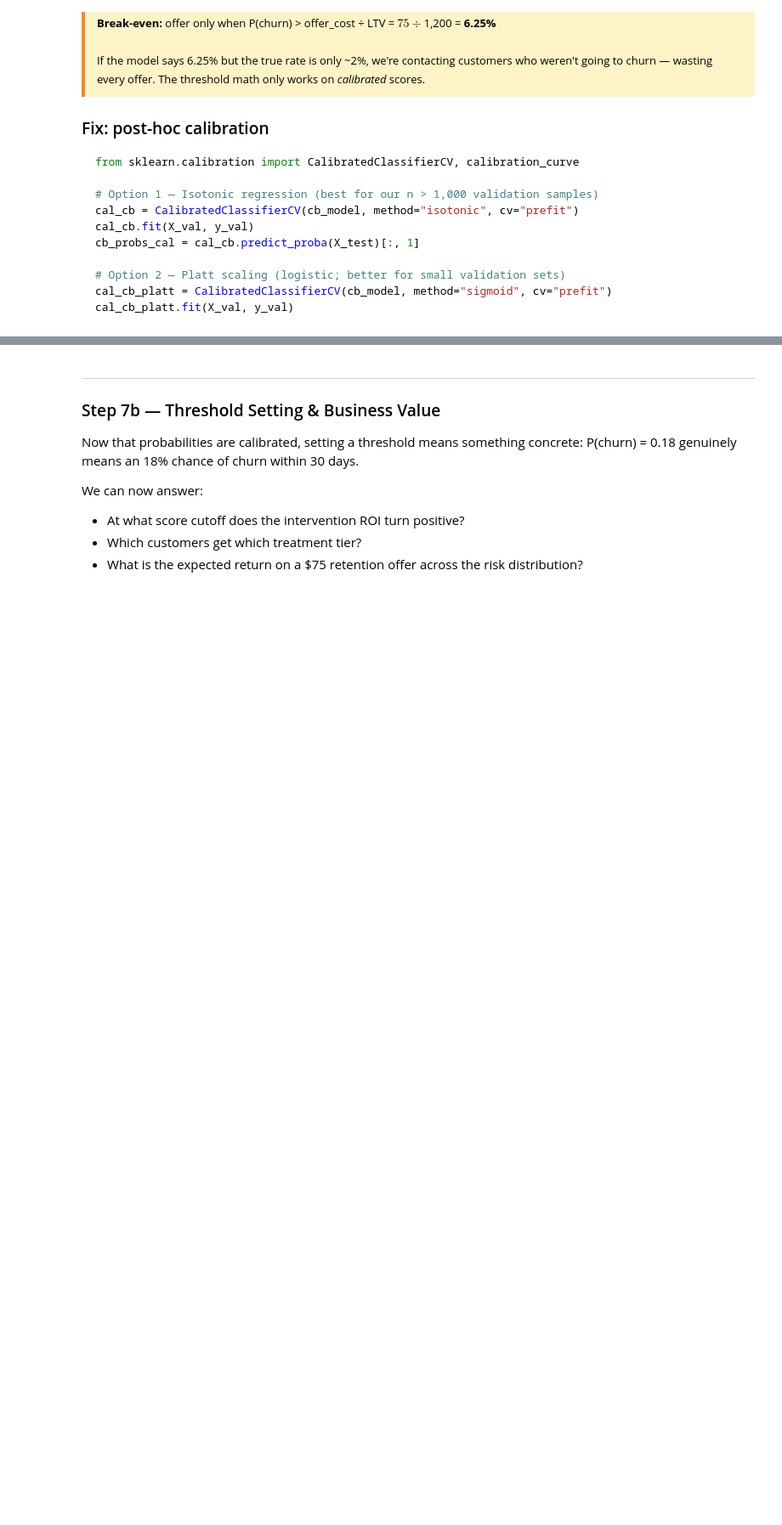
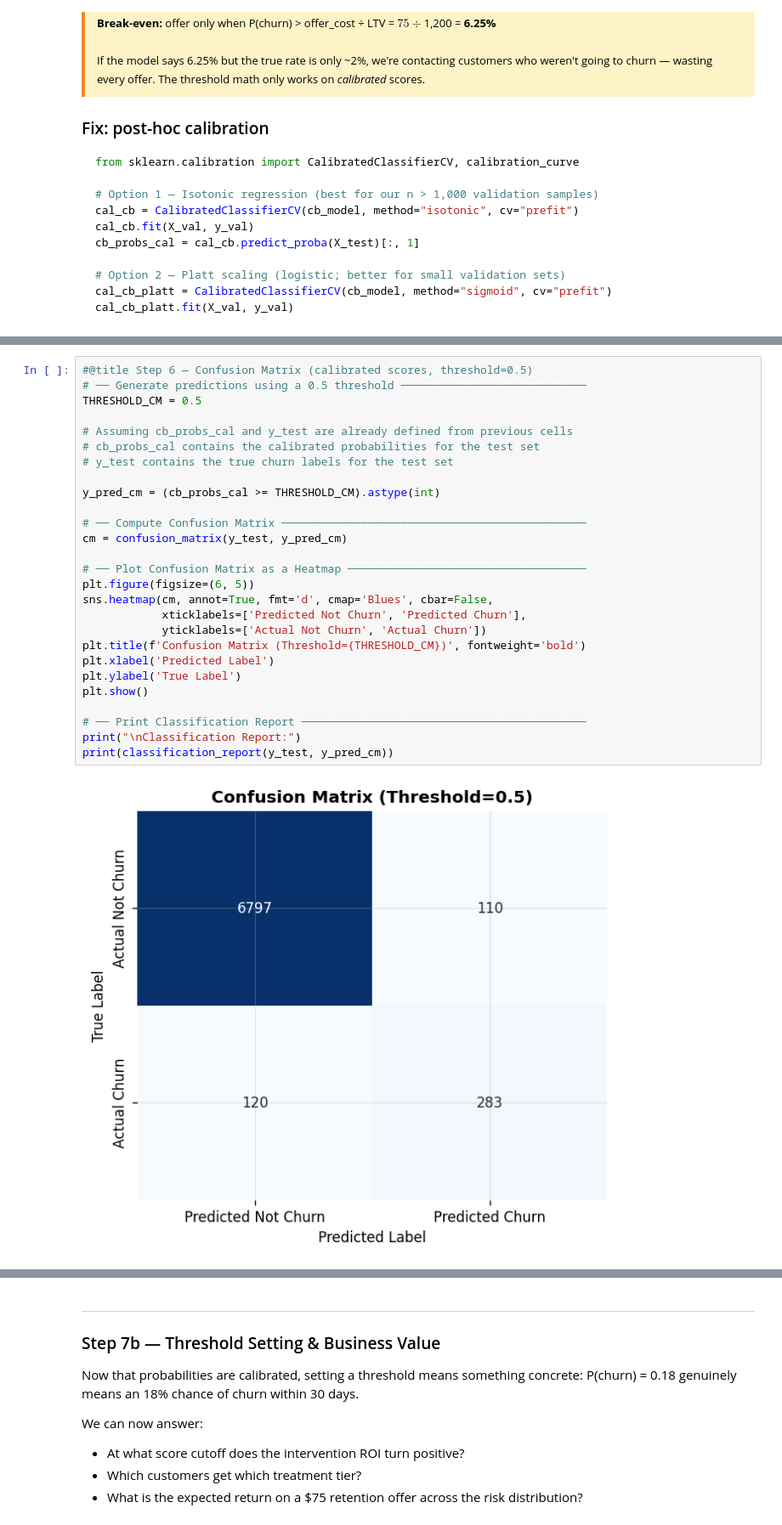
Before and after one commit to mamesjha/iguana-taco-repo, a Jupyter notebook: churn_master.ipynb, the cells around one changed output, grey strips where cells are left out. Shown at 85% size. Drawn from its saved outputs; the diff is of its cells as text; blank space fills up the shorter version.

```diff
--- a/churn_master.ipynb
+++ b/churn_master.ipynb
@@ -1006,0 +1087,29 @@ plt.show()
+# %%
+#@title Step 6 — Confusion Matrix (calibrated scores, threshold=0.5)
+# ── Generate predictions using a 0.5 threshold ────────────────────────────
+THRESHOLD_CM = 0.5
+
+# Assuming cb_probs_cal and y_test are already defined from previous cells
+# cb_probs_cal contains the calibrated probabilities for the test set
+# y_test contains the true churn labels for the test set
+
+y_pred_cm = (cb_probs_cal >= THRESHOLD_CM).astype(int)
+
+# ── Compute Confusion Matrix ──────────────────────────────────────────────
+cm = confusion_matrix(y_test, y_pred_cm)
+
+# ── Plot Confusion Matrix as a Heatmap ────────────────────────────────────
+plt.figure(figsize=(6, 5))
+sns.heatmap(cm, annot=True, fmt='d', cmap='Blues', cbar=False,
+            xticklabels=['Predicted Not Churn', 'Predicted Churn'],
+            yticklabels=['Actual Not Churn', 'Actual Churn'])
+plt.title(f'Confusion Matrix (Threshold={THRESHOLD_CM})', fontweight='bold')
+plt.xlabel('Predicted Label')
+plt.ylabel('True Label')
+plt.show()
+
+# ── Print Classification Report ───────────────────────────────────────────
+print("\nClassification Report:")
+print(classification_report(y_test, y_pred_cm))
+# %% [output]
+[figure, added]
```
Also changed, not shown: parts of 34 cells of this notebook.
